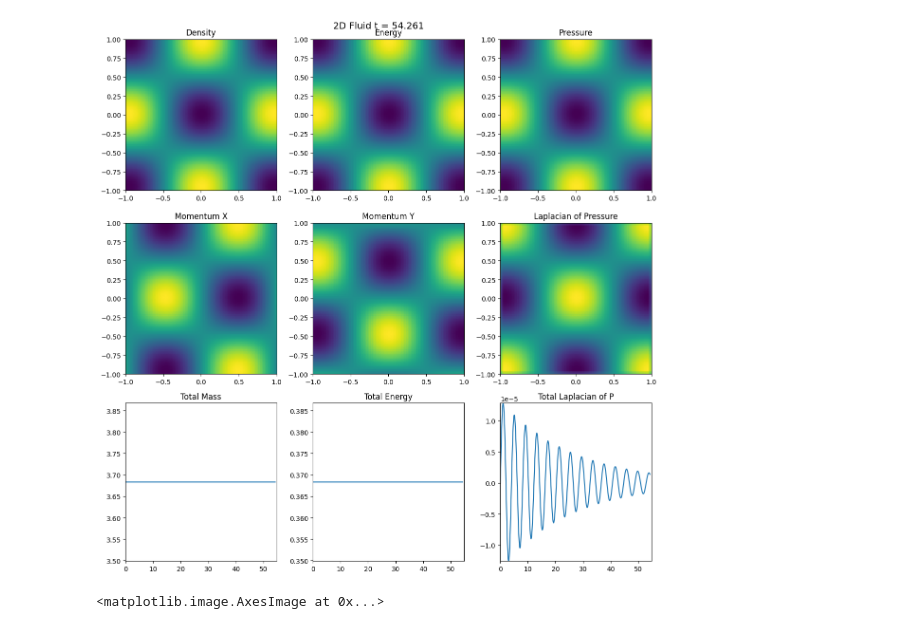
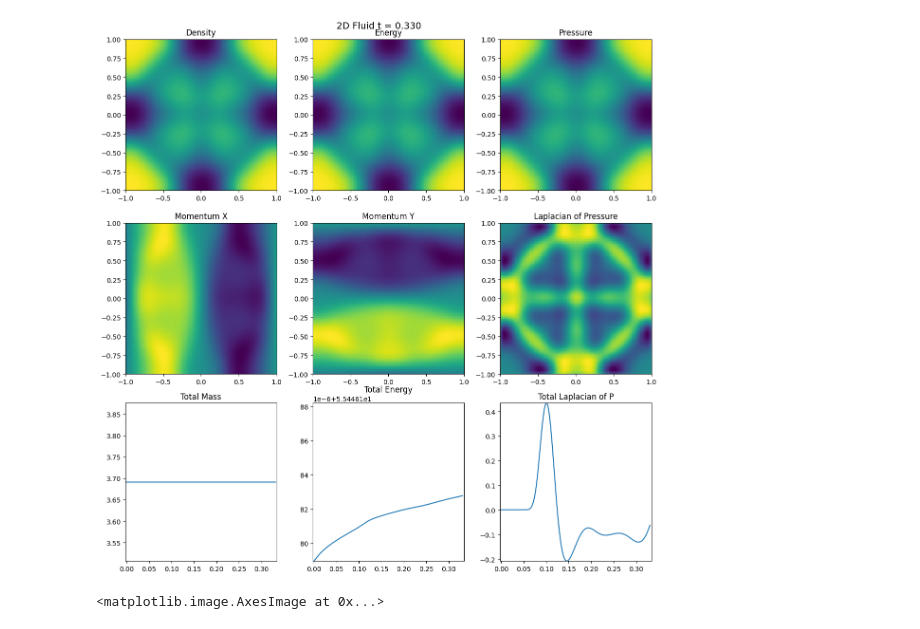
Before and after one commit to Jimbo-Coder/PyFluid, a Jupyter notebook: main.ipynb, the cells around one changed output. Cells and saved outputs as stored; diff of their text form; code cells hidden in the pictures.

```diff
--- a/main.ipynb
+++ b/main.ipynb
@@ -289,9 +400,0 @@ print(f'{state.dts.mean():.5f}')
-# %%
-cs0 = np.sqrt(state.gamma * state.presb / state.rhob);
-rmask = (state.rg <= 0.5) & state.imask
-state.pressure = np.zeros_like(state.xg)
-state.pressure += state.presb;
-state.pressure[rmask] += state.rhoamp * state.cs0**2;
-energy0= (state.pressure)*(1/state.gamma-1) + 0.5*safe_divide(np.linalg.norm(state.momentum, axis=0)**2,state.rho);
-plt.imshow(state.pressure)
-plt.colorbar()
@@ -322,8 +408,8 @@ state.plot_all(it)
 # %%
 from matplotlib.animation import FuncAnimation
 from IPython.display import HTML
-frames=200
-framestep = 10;
+frames=150
+framestep = 1;
 framei = np.arange(frames)*framestep
 
 fig, axs = plt.subplots(3, 3, figsize=(12, 12))
@@ -368,35 +454,35 @@ def init():
    for line in lines:
       line.set_data([], [])
    return heatmaps + lines
 
 def animate(frame):
    # Top 6 heatmaps (example: density, energy, momentum_x, momentum_y, pressure, laplacian_pressure)
    heatmaps[0].set_data(state.uvecs[frame, 0])
    heatmaps[1].set_data(state.uvecs[frame, 3])
    heatmaps[2].set_data(state.pressures[frame])
    heatmaps[3].set_data(state.uvecs[frame, 1])
    heatmaps[4].set_data(state.uvecs[frame, 2])
    heatmaps[5].set_data(state.lapPs[frame])
    heatmaps[0].set_clim(vmin=state.uvecs[frame,0].min(), vmax=state.uvecs[frame,0].max())
    heatmaps[1].set_clim(vmin=state.uvecs[frame,3].min(), vmax=state.uvecs[frame,3].max())
    heatmaps[2].set_clim(vmin=state.pressures[frame].min(), vmax=state.pressures[frame].max())
    heatmaps[3].set_clim(vmin=state.uvecs[frame,1].min(), vmax=state.uvecs[frame,1].max())
    heatmaps[4].set_clim(vmin=state.uvecs[frame,2].min(), vmax=state.uvecs[frame,2].max())
    heatmaps[5].set_clim(vmin=state.lapPs[frame].min(), vmax=state.lapPs[frame].max())
 
    # Bottom 3 lines (cumulative up to current frame)
    lines[0].set_data(state.ts[:frame+1], state.mtots[:frame+1])
    lines[1].set_data(state.ts[:frame+1], state.etots[:frame+1])
    lines[2].set_data(state.ts[:frame+1], state.laptots[:frame+1])
    title.set_text(f"2D Fluid t = {state.ts[frame]:.3f}")
 
    return heatmaps + lines
 
 anim = FuncAnimation(fig, animate, frames=framei, init_func=init, blit=True, interval=10*state.dts[0:framei[-1]].mean())
 #HTML(anim.to_jshtml())
-anim.save(f"{outdir}/{state.icname}_anim.mp4", writer="ffmpeg", fps=25, dpi=200)
+anim.save(f"{outdir}/{state.icname}_anim.mp4", writer="ffmpeg", fps=15, dpi=200)
 # %% [output]
-[figure, old version]
+[figure, new version]
 # %%
 plt.imshow(np.zeros_like(state.uvecs[0,0]), extent=(state.x0, state.x1, state.x0, state.x1),vmin = state.uvecs[0].min(),vmax = state.uvecs[0].max(), origin='lower')
 # %% [output]
```
Also changed, not shown: parts of 4 cells of this notebook.
